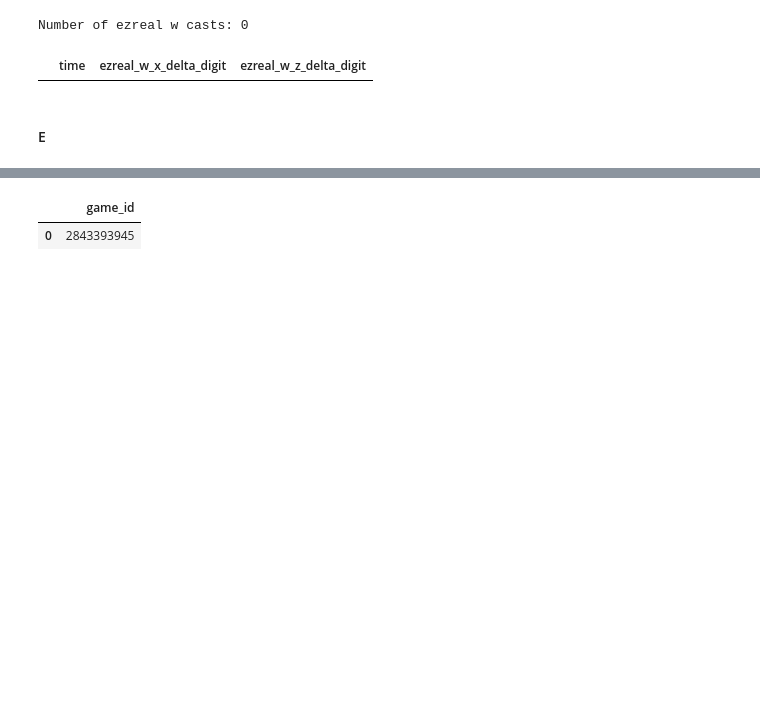
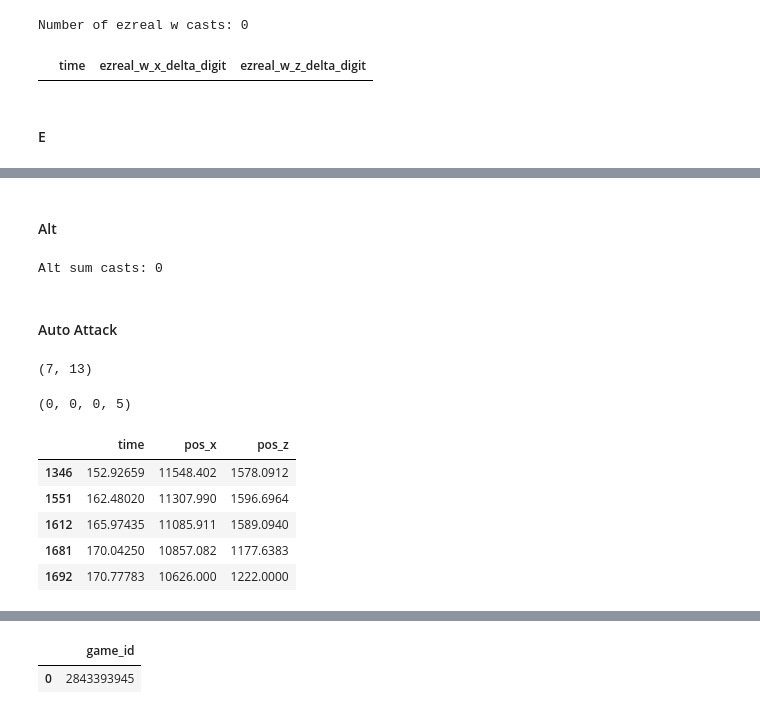
Before and after one commit to MiscellaneousStuff/tlol-analysis, a Jupyter notebook: obs_act_spec_clean.ipynb, the cells around one changed output, grey strips where cells are left out. Saved outputs shown, nothing was run; the diff lists cells and outputs as text; code cells hidden in the pictures; blank space fills up the shorter version.

```diff
--- a/obs_act_spec_clean.ipynb
+++ b/obs_act_spec_clean.ipynb
@@ -422,0 +461,67 @@ Name: e_cd, Length: 574, dtype: bool
+# %% [markdown]
+#### Alt
+# %%
+fcd_s_cur  = spell_casts["f_cd"]
+fcd_s_prev = spell_casts["f_cd"].shift(+1).fillna(0)
+fcd_s_diff = fcd_s_cur - fcd_s_prev
+f_cast     = (fcd_s_diff > 180) & (fcd_s_cur > 0)
+print("Alt sum casts:", f_cast.sum())
+# %% [output]
+Alt sum casts: 0
+# %% [markdown]
+#### Auto Attack
+# %%
+"""
+Determine auto attack target:
+1. [x] Get all auto attack missile end positions
+2. [x] Get all game object positions
+3. [x] Match missile end locations with game object positions (within a tolerance)
+4. [ ] Get IDX of target type
+"""
+
+# 1. Get all auto attack missile end positions
+auto_attacks_df = pd.read_sql("SELECT * FROM missiles WHERE spell_name LIKE 'EzrealBasicAttack%';", con)
+auto_attacks_df = auto_attacks_df.drop_duplicates(subset=["start_pos_x", "start_pos_z"])
+auto_attacks_df
+
+# 2. Get all game object positions
+champ_pos_df    = df_s["champs"].drop_duplicates(subset=["pos_x", "pos_z"])
+turrets_pos_df  = df_s["turrets"].drop_duplicates(subset=["pos_x", "pos_z"])
+monsters_pos_df = df_s["monsters"].drop_duplicates(subset=["pos_x", "pos_z"])
+minions_pos_df  = df_s["minions"].drop_duplicates(subset=["pos_x", "pos_z"])
+
+# 3. Match missile end locations with game object positions (within a tolerance)
+def find_aa_target(row):
+    target_x, target_z = row["pos_x"], row["pos_z"]
+    # For each champ pos, check against missile positions
+    for _, aa in auto_attacks_df.iterrows():
+        end_pos_x, end_pos_z = aa["end_pos_x"], aa["end_pos_z"]
+        if target_x == end_pos_x and target_z == end_pos_z:
+            return True
+    return False
+
+champ_found_aa    = champ_pos_df.apply(lambda r: find_aa_target(r), axis=1)
+turrets_found_aa  = turrets_pos_df.apply(lambda r: find_aa_target(r), axis=1)
+monsters_found_aa = monsters_pos_df.apply(lambda r: find_aa_target(r), axis=1)
+minions_found_aa  = minions_pos_df.apply(lambda r: find_aa_target(r), axis=1)
+
+print(auto_attacks_df.shape)
+champ_found_aa.sum(), turrets_found_aa.sum(), monsters_found_aa.sum(), minions_found_aa.sum()
+# %% [output]
+(7, 13)
+(0, 0, 0, 5)
+# %%
+champ_autos    = champ_pos_df.loc[champ_found_aa[champ_found_aa].index][["time", "pos_x", "pos_z"]]
+
+turrets_autos  = turrets_pos_df.loc[turrets_found_aa[turrets_found_aa].index][["time", "pos_x", "pos_z"]]
+
+monsters_autos = monsters_pos_df.loc[monsters_found_aa[monsters_found_aa].index][["time", "pos_x", "pos_z"]]
+
+minions_autos  = minions_pos_df.loc[minions_found_aa[minions_found_aa].index][["time", "pos_x", "pos_z"]]
+# %% [output]
+|  | time | pos_x | pos_z |
+| 1346 | 152.92659 | 11548.402 | 1578.0912 |
+| 1551 | 162.48020 | 11307.990 | 1596.6964 |
+| 1612 | 165.97435 | 11085.911 | 1589.0940 |
+| 1681 | 170.04250 | 10857.082 | 1177.6383 |
+| 1692 | 170.77783 | 10626.000 | 1222.0000 |
```
Also changed, not shown: parts of 16 cells of this notebook.
